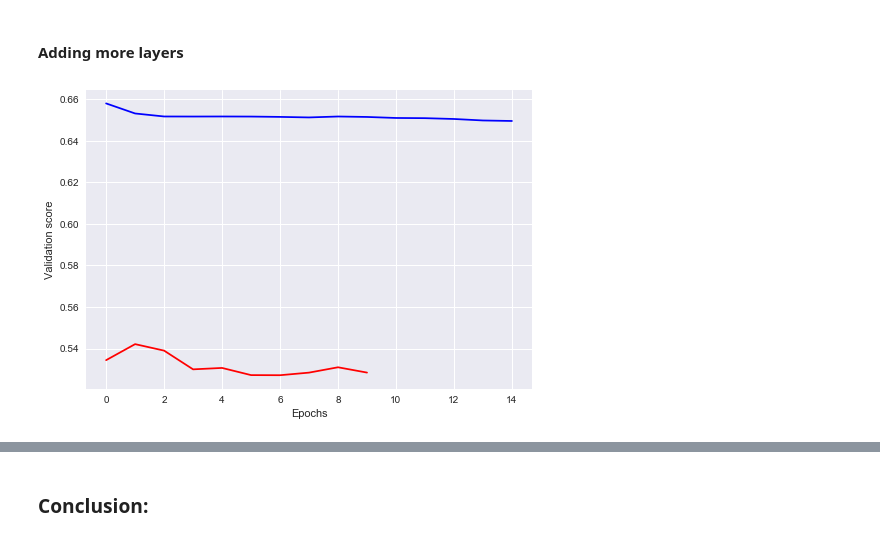
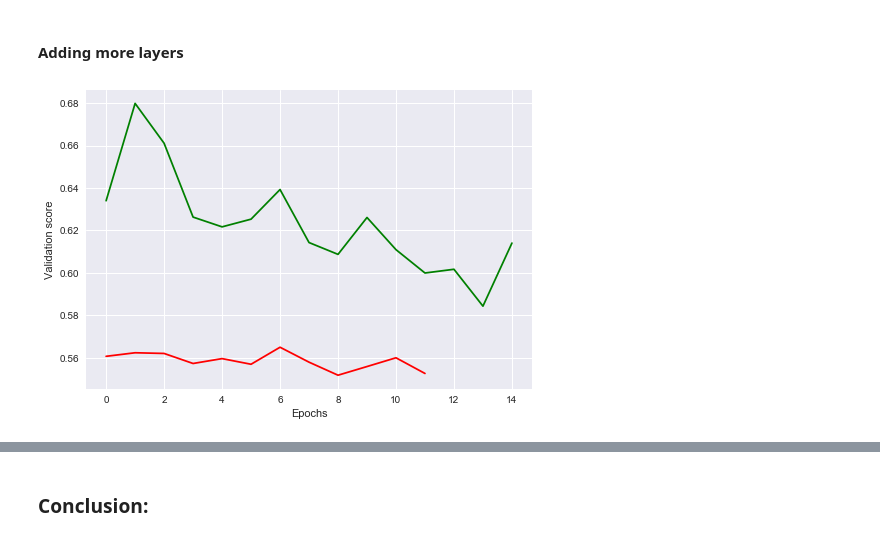
Before and after one commit to Shuyib/pimaDLkeras, a Jupyter notebook: pima.indians.analysis.ipynb, the cells around one changed output, grey strips where cells are left out. Drawn from its saved outputs; the diff is of its cells as text; code cells hidden in the pictures.

```diff
--- a/pima.indians.analysis.ipynb
+++ b/pima.indians.analysis.ipynb
@@ -354,41 +371,41 @@ I've experimented by quadrupling the units in the hidden layer but it seems that
 # %% [markdown]
 #### Adding more layers
 # %%
-from keras.constraints import maxnorm
-
 model3 = Sequential()
 
 # add first layer doubled number of units
-model3.add(Dense(48, input_dim = 8, kernel_initializer = 'uniform', activation = 'linear')) # minus the target variable
+model3.add(Dense(200, input_dim = 8, kernel_initializer = 'uniform', activation = 'relu')) # minus the target variable
 
 # add second layer
-model3.add(Dense(32, activation = 'sigmoid'))
-model3.add(Dropout(0.5))
+model3.add(Dense(200, kernel_initializer = 'uniform', activation = 'relu'))
+
 # add third layer
-model3.add(Dense(32, activation = 'sigmoid'))
-model3.add(Dropout(0.5))
-# add fourth layer
-model3.add(Dense(32, activation = 'sigmoid'))
-model3.add(Dropout(0.5))
+model3.add(Dense(200, kernel_initializer = 'uniform', activation = 'relu'))
+
+# add third layer
+model3.add(Dense(200, kernel_initializer = 'uniform', activation = 'relu'))
+
+# add third layer
+model3.add(Dense(200, kernel_initializer = 'uniform', activation = 'relu'))
 
 # add an output layer
 model3.add(Dense(1, kernel_initializer = 'uniform', activation = 'sigmoid'))
 
 # compile the model
 model3.compile(optimizer = 'adam', loss = 'binary_crossentropy', metrics = ['accuracy'])
 
 # Fit previous model
 model2_train = model2.fit(predictors, target, epochs = 15, validation_split = 0.2, callbacks = [early_stopping_monitor],
                          verbose = False)
 
 # Fit new model3
 model3_train = model3.fit(predictors, target, epochs = 15, validation_split = 0.2, callbacks = [early_stopping_monitor],
                          verbose = False)
 
 # Compare the two with graph
-plt.plot(model2_train.history['val_loss'], 'r', model3_train.history['val_loss'], 'b')
+plt.plot(model2_train.history['val_loss'], 'r', model3_train.history['val_loss'], 'g')
 plt.xlabel('Epochs')
 plt.ylabel('Validation score')
 plt.show()
 # %% [output]
-[figure, old version]
+[figure, new version]
```
Also changed, not shown: parts of 5 cells of this notebook.
